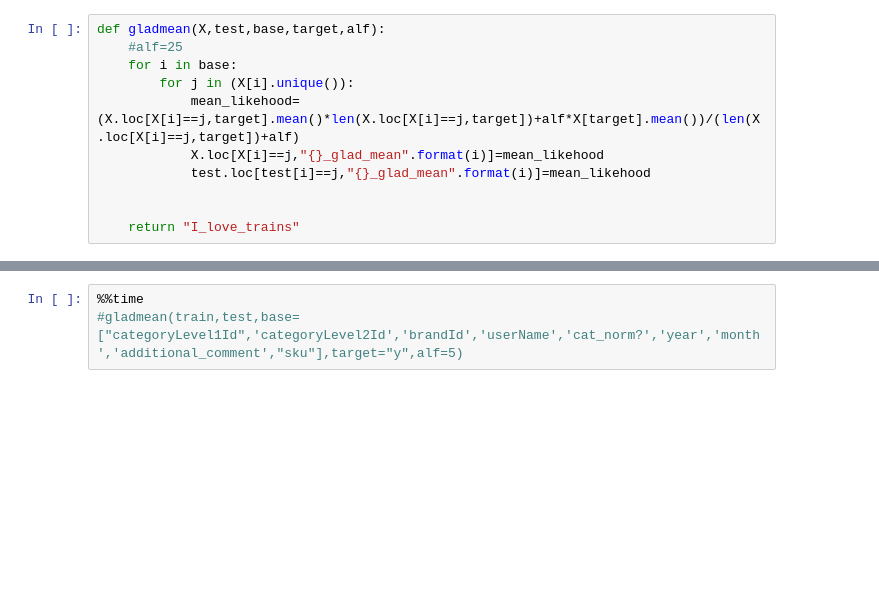
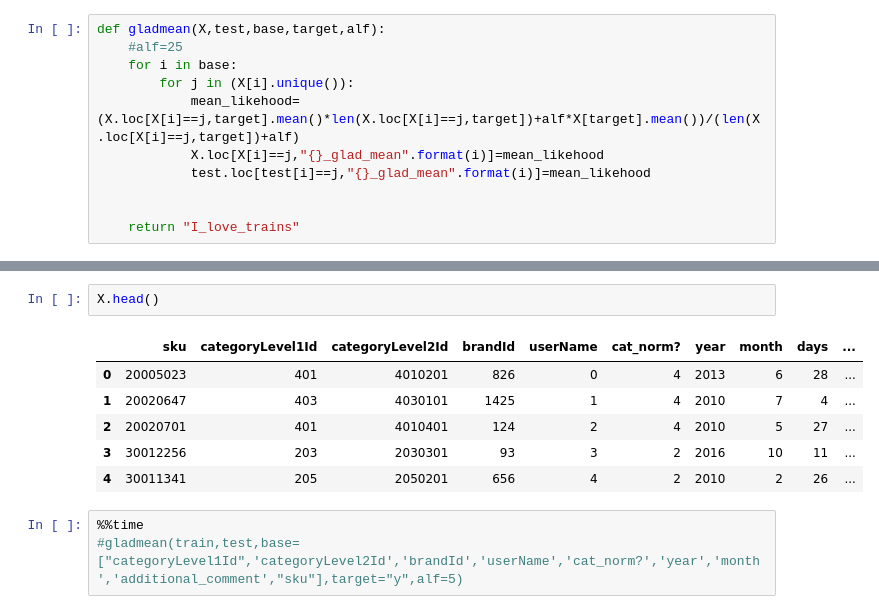
Before and after one commit to stas6626/mvideo, a Jupyter notebook: Untitled (2).ipynb, the cells around one changed output, grey strips where cells are left out. Saved outputs shown, nothing was run; the diff lists cells and outputs as text; blank space fills up the shorter version.

```diff
--- a/Untitled (2).ipynb
+++ b/Untitled (2).ipynb
@@ -144,3 +241,12 @@ def gladmean(X,test,base,target,alf):
+# %%
+X.head()
+# %% [output]
+|  | sku | categoryLevel1Id | categoryLevel2Id | brandId | userName | cat_norm? | year | month | days | ... |
+| 0 | 20005023 | 401 | 4010201 | 826 | 0 | 4 | 2013 | 6 | 28 | ... |
+| 1 | 20020647 | 403 | 4030101 | 1425 | 1 | 4 | 2010 | 7 | 4 | ... |
+| 2 | 20020701 | 401 | 4010401 | 124 | 2 | 4 | 2010 | 5 | 27 | ... |
+| 3 | 30012256 | 203 | 2030301 | 93 | 3 | 2 | 2016 | 10 | 11 | ... |
+| 4 | 30011341 | 205 | 2050201 | 656 | 4 | 2 | 2010 | 2 | 26 | ... |
 # %%
 %%time
 #gladmean(train,test,base=["categoryLevel1Id",'categoryLevel2Id','brandId','userName','cat_norm?','year','month','additional_comment',"sku"],target="y",alf=5)
```
Also changed, not shown: parts of 117 cells of this notebook.
